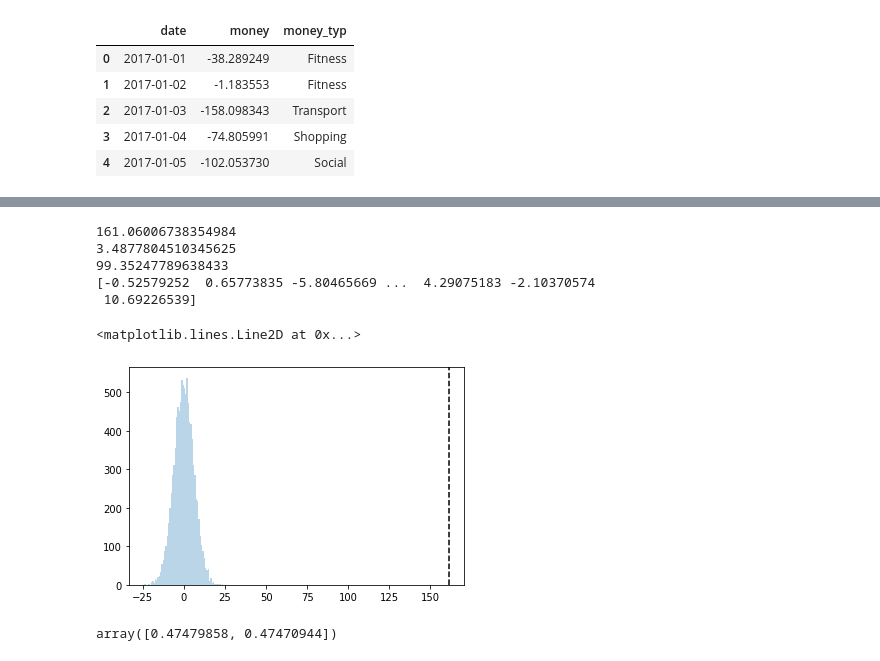
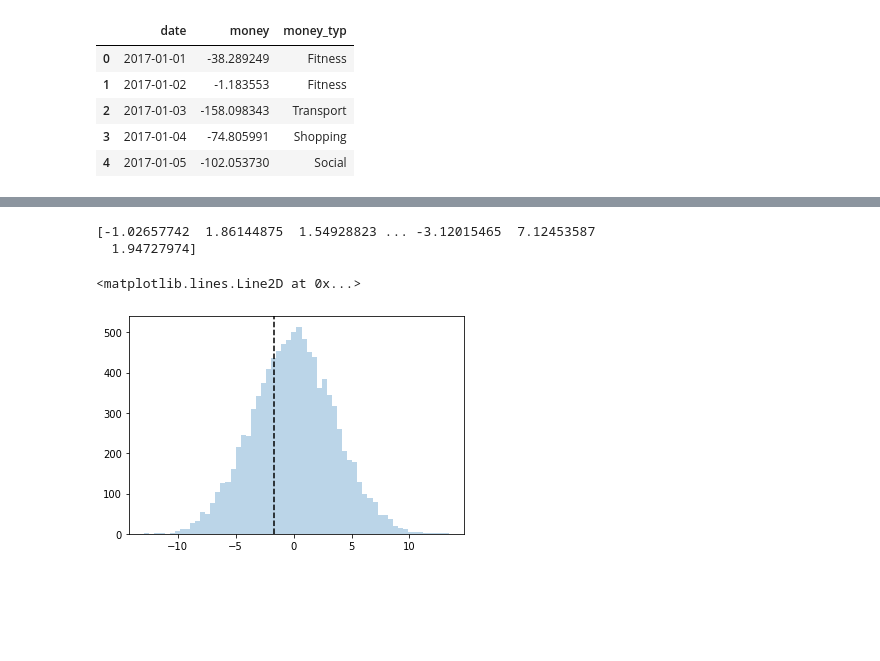
Before and after one commit to XiaoLuoLYG/Hackathon, a Jupyter notebook: model.ipynb, the cells around one changed output, grey strips where cells are left out. Drawn from its saved outputs; the diff is of its cells as text; code cells hidden in the pictures; blank space fills up the shorter version.

```diff
--- a/model.ipynb
+++ b/model.ipynb
@@ -109,53 +68,27 @@ theta_hat[0], math.exp(theta_hat[1])
 # %%
-x = df[df.money<0].money
+x = np.negative(df[df.money<0].money)
 y = df[df.money>0].money
+
 
 # 2. Define the test statistic
 def t(x,y):
     return np.mean(y) - np.mean(x)
-print(t(x,y))
 # 3. To generate a synthetic dataset, assuming H0, ...
 mu_hat = np.mean(np.concatenate([x,y]))
 sigma_hat = np.sqrt(np.mean((np.concatenate([x,y])-mu_hat)**2))
-print(mu_hat)
-print(sigma_hat)
+# print(mu_hat)
+# print(sigma_hat)
 def rxy_star():
     return (np.random.normal(loc=mu_hat, scale=sigma_hat, size=len(x)), np.random.normal(loc=mu_hat, scale=sigma_hat, size=len(y)))
  # 4. Sample the test statistic, compare to what was observed, and find p-value
 t_ = np.array([t(*rxy_star()) for _ in range(10000)])
 print(t_)
 plt.hist(t_, bins=60, alpha=.3)
 plt.axvline(x=t(x,y), linestyle='dashed', color='black')
 # %% [output]
-161.06006738354984
-3.4877804510345625
-99.35247789638433
-[-0.52579252  0.65773835 -5.80465669 ...  4.29075183 -2.10370574
- 10.69226539]
+[-1.02657742  1.86144875  1.54928823 ... -3.12015465  7.12453587
+  1.94727974]
 <matplotlib.lines.Line2D at 0x...>
-[figure, old version]
+[figure, new version]
-# %%
-income = ...
-outcome = ...
-
-# significance testing H0 = mu1 = mu2
-
-
-# define read-out statistic
-def t(x1, x2):
-    np.mean(x1) - np.mean(x2)
-
-
-
-# generate synthetic dataset
-
-
-def rxy():
-
-
-
-# plot the data and actual diff
-# %% [output]
-array([0.47479858, 0.47470944])
 # %%
 # proejction, significance testing, pension
```
Also changed, not shown: parts of 14 cells of this notebook, 2 other files.
